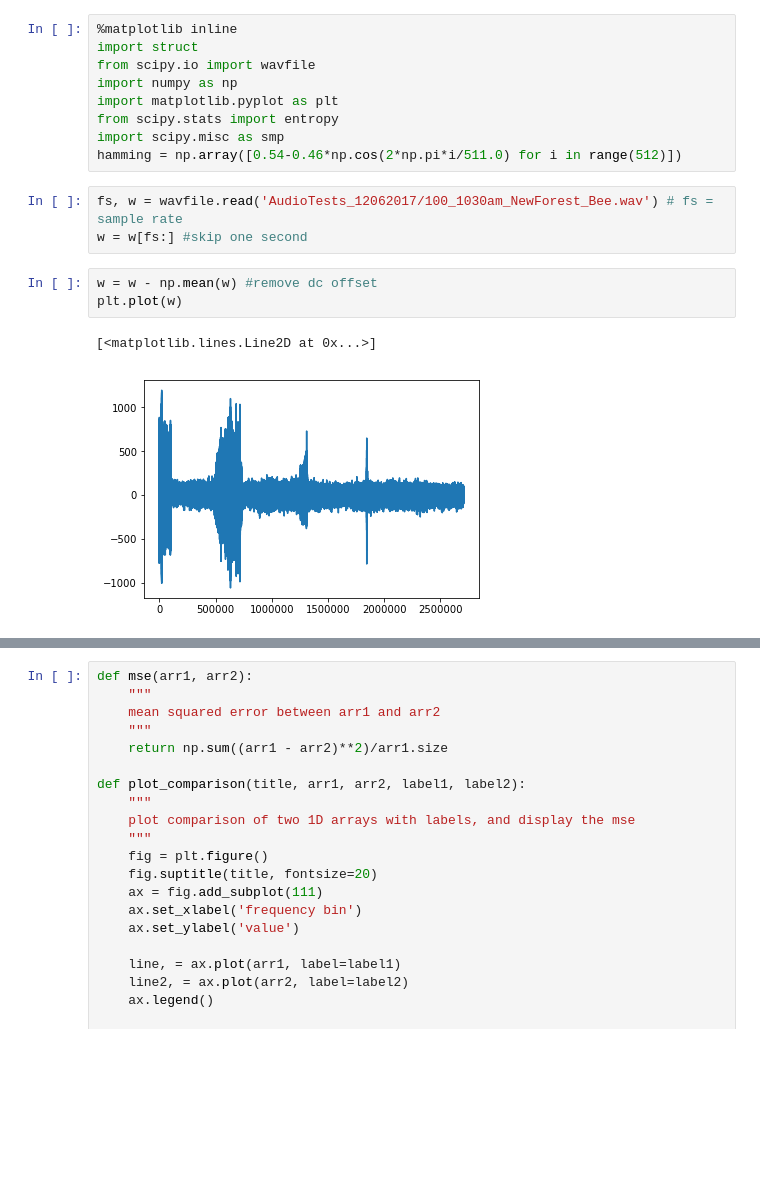
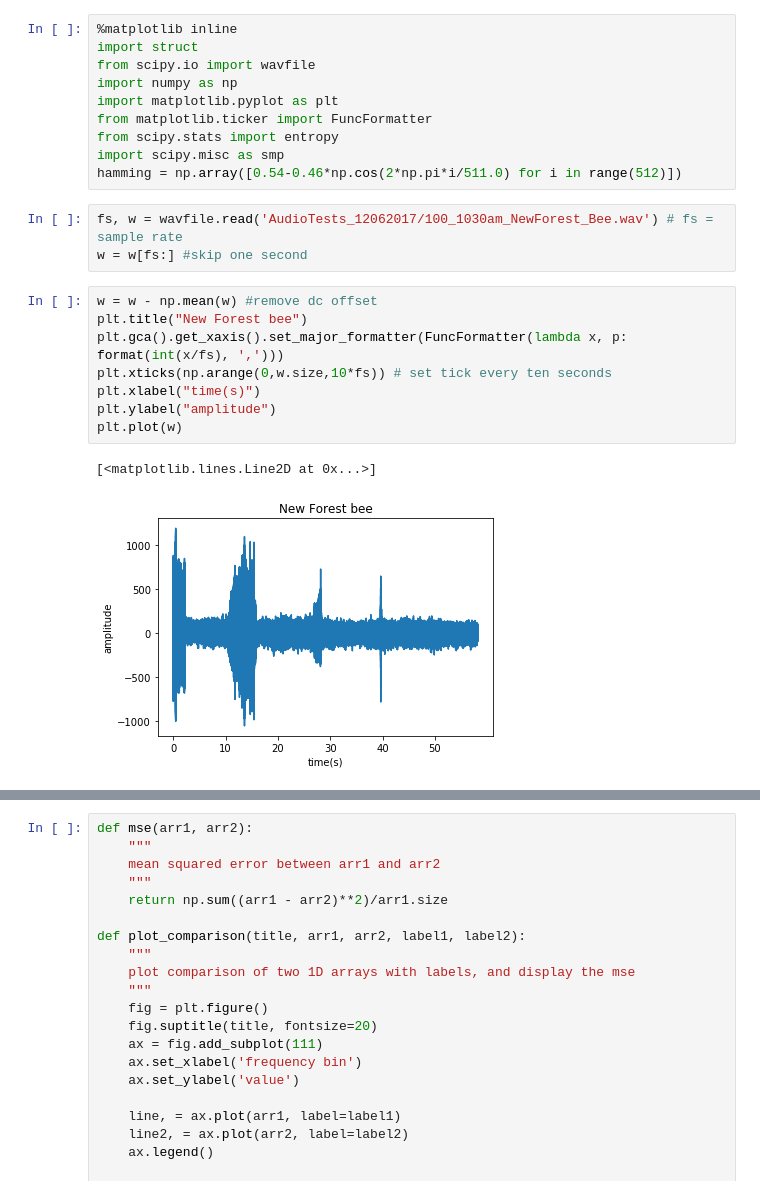
Before and after one commit to kwea123/acoustic-indices, a Jupyter notebook: 100_1030am_NewForest_Bee.ipynb, the cells around one changed output, grey strips where cells are left out. Drawn from its saved outputs; the diff is of its cells as text; blank space fills up the shorter version.

```diff
--- a/100_1030am_NewForest_Bee.ipynb
+++ b/100_1030am_NewForest_Bee.ipynb
@@ -4,18 +4,24 @@ import struct
 from scipy.io import wavfile
 import numpy as np
 import matplotlib.pyplot as plt
+from matplotlib.ticker import FuncFormatter
 from scipy.stats import entropy
 import scipy.misc as smp
 hamming = np.array([0.54-0.46*np.cos(2*np.pi*i/511.0) for i in range(512)])
 # %%
 fs, w = wavfile.read('AudioTests_12062017/100_1030am_NewForest_Bee.wav') # fs = sample rate
 w = w[fs:] #skip one second
-# %%
-w = w - np.mean(w) #remove dc offset
-plt.plot(w)
-# %% [output]
-[<matplotlib.lines.Line2D at 0x...>]
-[figure, removed]
+# %%
+w = w - np.mean(w) #remove dc offset
+plt.title("New Forest bee")
+plt.gca().get_xaxis().set_major_formatter(FuncFormatter(lambda x, p: format(int(x/fs), ',')))
+plt.xticks(np.arange(0,w.size,10*fs)) # set tick every ten seconds
+plt.xlabel("time(s)")
+plt.ylabel("amplitude")
+plt.plot(w)
+# %% [output]
+[<matplotlib.lines.Line2D at 0x...>]
+[figure, added]
 # %%
 def compute_acoustic_indices_batch(w, total_length, t, fbs=256, fs=48000):
     """
```
Also changed, not shown: parts of 8 cells of this notebook.
